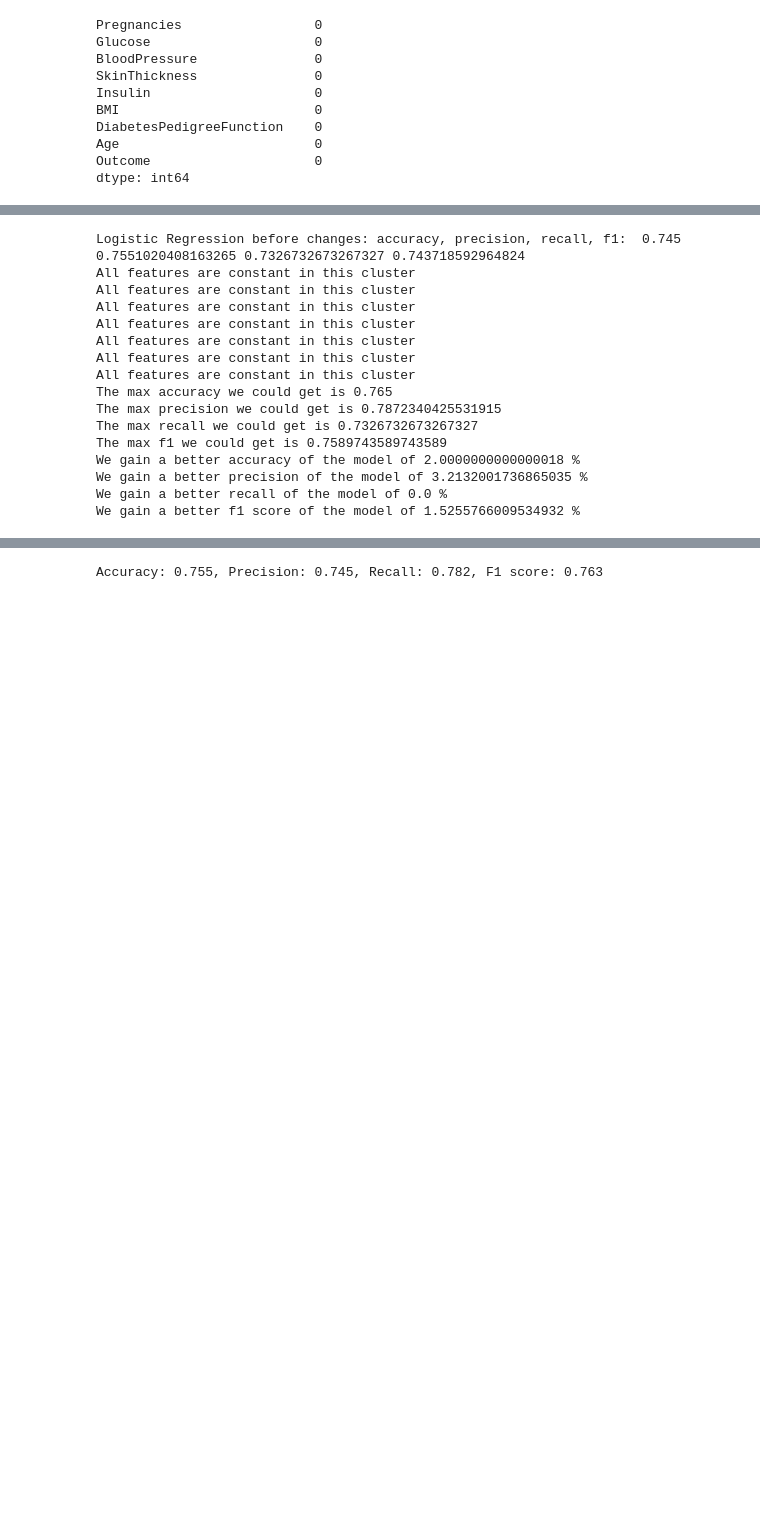
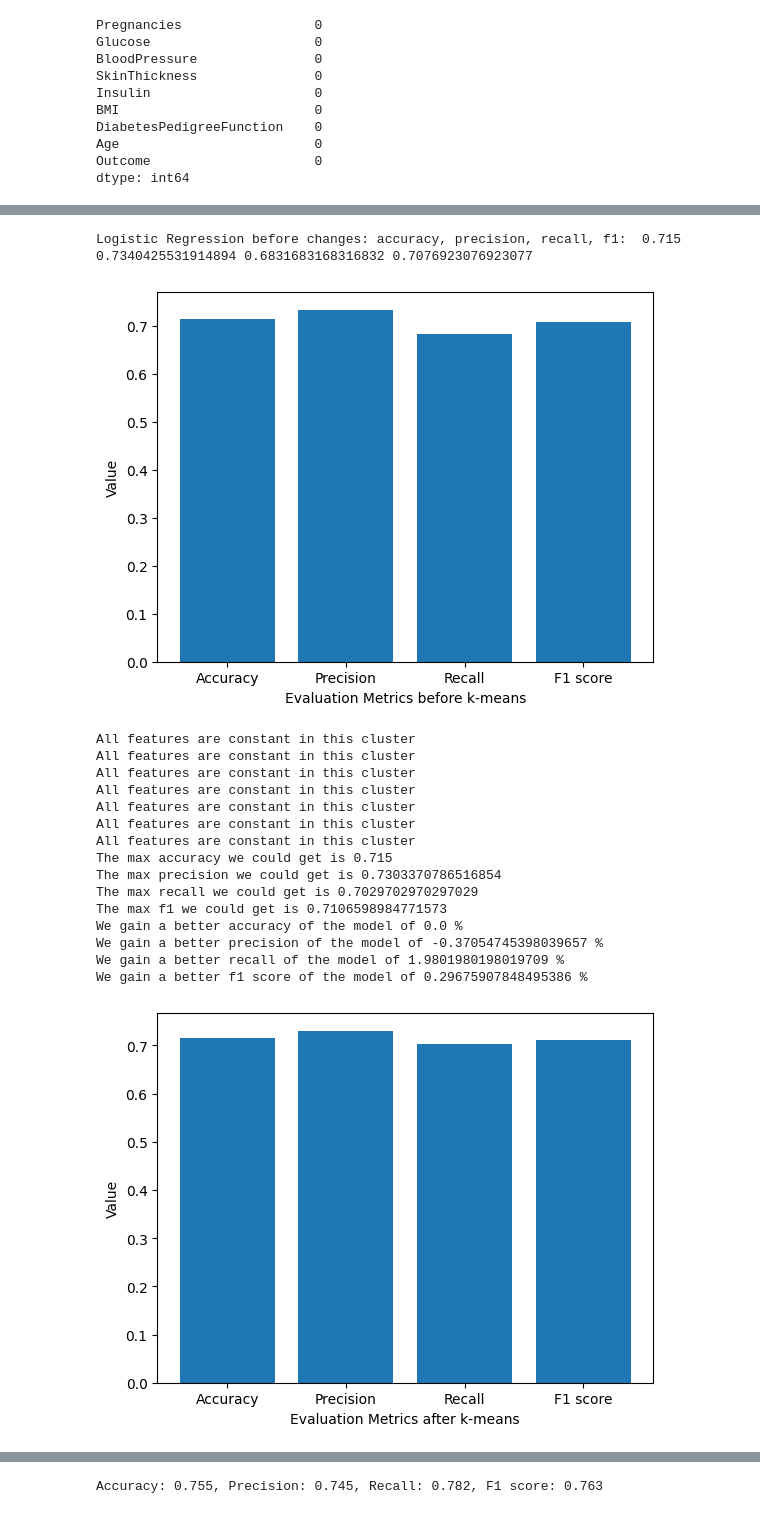
Before and after one commit to moriarais/AutomatingAnalysisModelsAndMisprediction, a Jupyter notebook: models/automate_analysis.ipynb, the cells around one changed output, grey strips where cells are left out. Cells and saved outputs as stored; diff of their text form; code cells hidden in the pictures; blank space fills up the shorter version.

```diff
--- a/models/automate_analysis.ipynb
+++ b/models/automate_analysis.ipynb
@@ -611,21 +633,23 @@ X_ros_diabete, Y_ros_diabete = over_sample.fit_resample(X_diabete, Y_diabete)
 # we split the data into training and testing sets
 X_train_diabete, X_test_diabete, Y_train_diabete, Y_test_diabete = train_test_split(X_ros_diabete, Y_ros_diabete, test_size=0.2, random_state=42)
 # %%
-k_means_identify(X_train_diabete, X_test_diabete, Y_train_diabete, Y_test_diabete, 'Outcome')
+k_means_identify(copy.deepcopy(X_train_diabete), copy.deepcopy(X_test_diabete), copy.deepcopy(Y_train_diabete), copy.deepcopy(Y_test_diabete), 'Outcome')
 # %% [output]
-Logistic Regression before changes: accuracy, precision, recall, f1:  0.745 0.7551020408163265 0.7326732673267327 0.743718592964824
-All features are constant in this cluster
-All features are constant in this cluster
-All features are constant in this cluster
-All features are constant in this cluster
-All features are constant in this cluster
-All features are constant in this cluster
-All features are constant in this cluster
-The max accuracy we could get is 0.765
-The max precision we could get is 0.7872340425531915
-The max recall we could get is 0.7326732673267327
-The max f1 we could get is 0.7589743589743589
-We gain a better accuracy of the model of 2.0000000000000018 %
-We gain a better precision of the model of 3.2132001736865035 %
-We gain a better recall of the model of 0.0 %
-We gain a better f1 score of the model of 1.5255766009534932 %
+Logistic Regression before changes: accuracy, precision, recall, f1:  0.715 0.7340425531914894 0.6831683168316832 0.7076923076923077
+[figure, added]
+All features are constant in this cluster
+All features are constant in this cluster
+All features are constant in this cluster
+All features are constant in this cluster
+All features are constant in this cluster
+All features are constant in this cluster
+All features are constant in this cluster
+The max accuracy we could get is 0.715
+The max precision we could get is 0.7303370786516854
+The max recall we could get is 0.7029702970297029
+The max f1 we could get is 0.7106598984771573
+We gain a better accuracy of the model of 0.0 %
+We gain a better precision of the model of -0.37054745398039657 %
+We gain a better recall of the model of 1.9801980198019709 %
+We gain a better f1 score of the model of 0.29675907848495386 %
+[figure, added]
```
Also changed, not shown: parts of 12 cells of this notebook.
